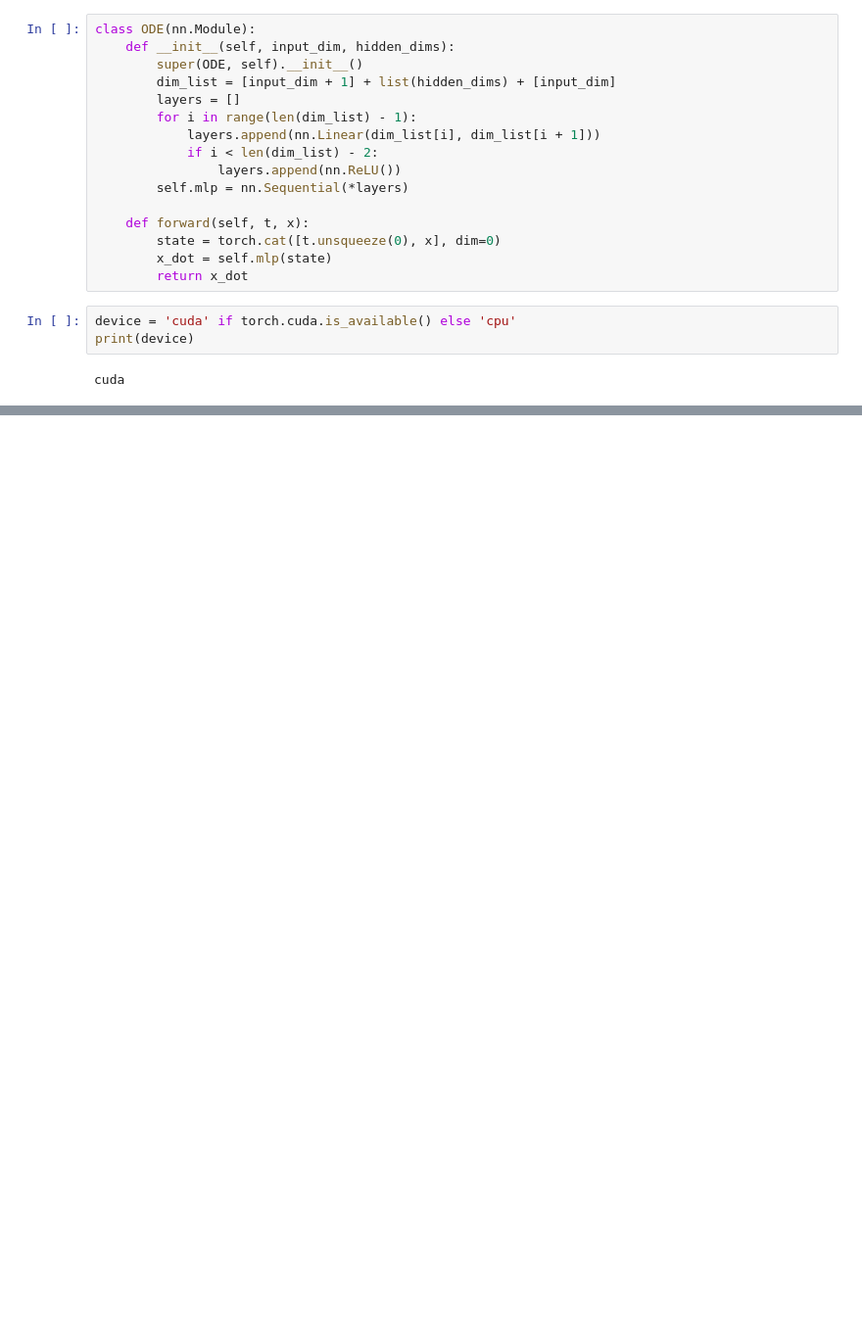
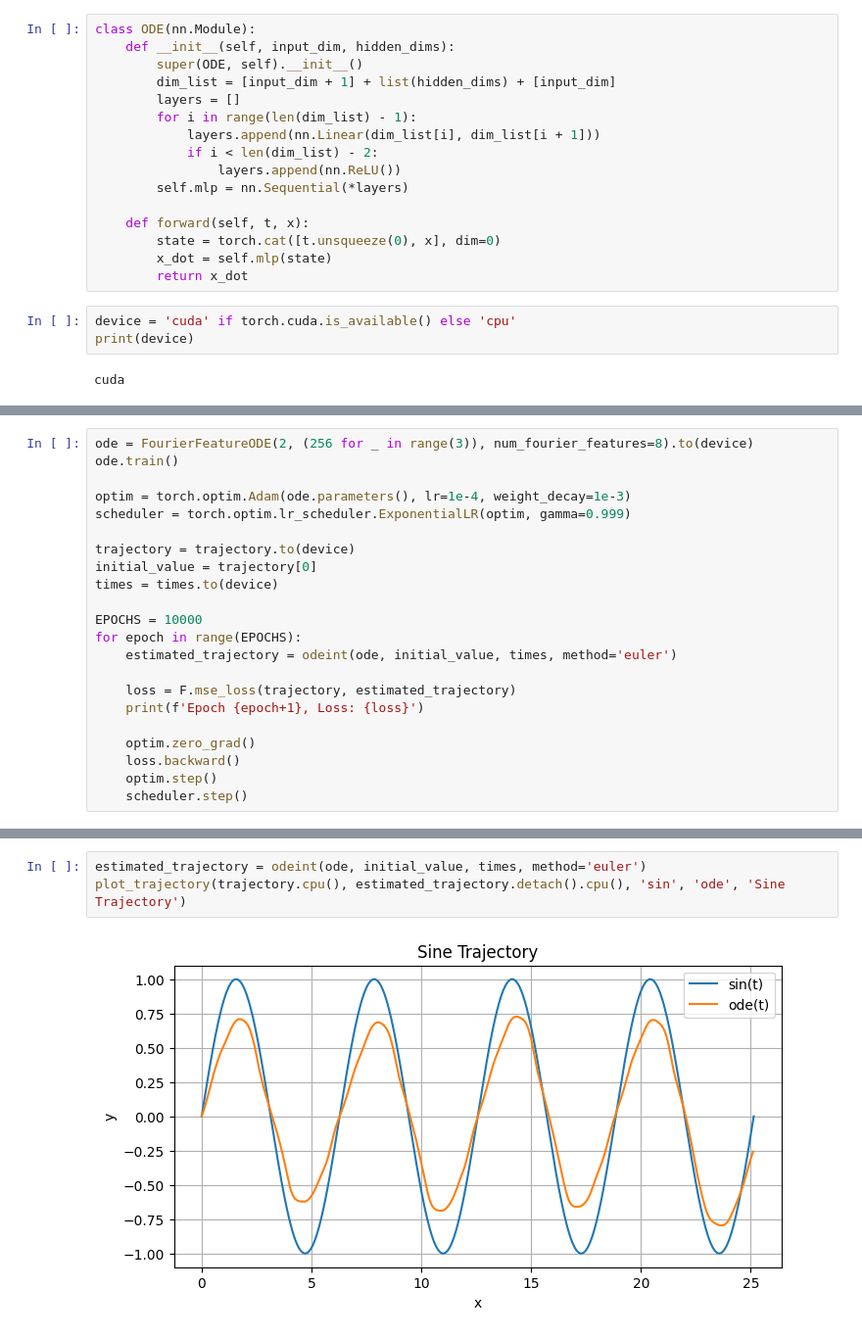
Before and after one commit to kosieram21/OccupancyFlow, a Jupyter notebook: notebooks/occupancy_alignment_test.ipynb, the cells around one changed output, grey strips where cells are left out. Shown at 98% size. Drawn from its saved outputs; the diff is of its cells as text; blank space fills up the shorter version.

Commit message:
correct number of fourier features wip

```diff
--- a/notebooks/occupancy_alignment_test.ipynb
+++ b/notebooks/occupancy_alignment_test.ipynb
@@ -93,0 +130,22 @@ plot_trajectory(trajectory.cpu(), estimated_trajectory.detach().cpu(), 'sin', 'o
+# %%
+ode = FourierFeatureODE(2, (256 for _ in range(3)), num_fourier_features=8).to(device)
+ode.train()
+
+optim = torch.optim.Adam(ode.parameters(), lr=1e-4, weight_decay=1e-3)
+scheduler = torch.optim.lr_scheduler.ExponentialLR(optim, gamma=0.999)
+
+trajectory = trajectory.to(device)
+initial_value = trajectory[0]
+times = times.to(device)
+
+EPOCHS = 10000
+for epoch in range(EPOCHS):
+    estimated_trajectory = odeint(ode, initial_value, times, method='euler')
+
+    loss = F.mse_loss(trajectory, estimated_trajectory)
+    print(f'Epoch {epoch+1}, Loss: {loss}')
+
+    optim.zero_grad()
+    loss.backward()
+    optim.step()
+    scheduler.step()
@@ -93,0 +170,5 @@ plot_trajectory(trajectory.cpu(), estimated_trajectory.detach().cpu(), 'sin', 'o
+# %%
+estimated_trajectory = odeint(ode, initial_value, times, method='euler')
+plot_trajectory(trajectory.cpu(), estimated_trajectory.detach().cpu(), 'sin', 'ode', 'Sine Trajectory')
+# %% [output]
+[figure, added]
```
Also changed, not shown: parts of 5 cells of this notebook.
